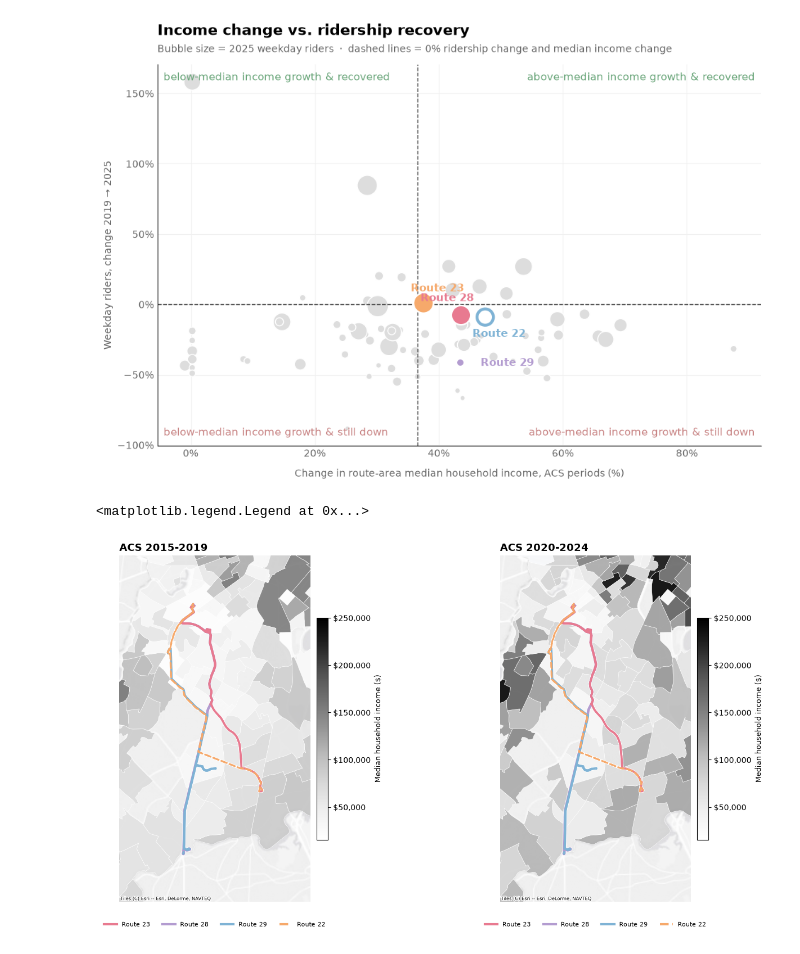
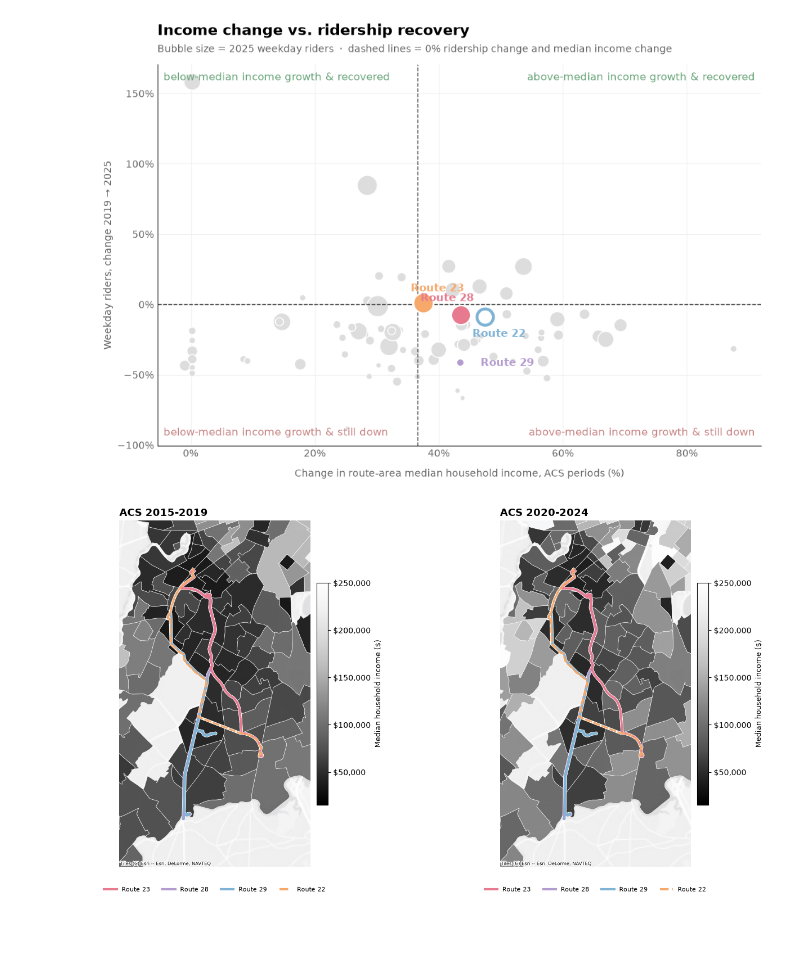
Before and after one commit to sahilmittal-policy/boston-mbta-ridership, a Jupyter notebook: notebooks/exploratory/demographics.ipynb, the cells around one changed output. Cells and saved outputs as stored; diff of their text form; code cells hidden in the pictures.

```diff
--- a/notebooks/exploratory/demographics.ipynb
+++ b/notebooks/exploratory/demographics.ipynb
@@ -31,6 +11,7 @@ import numpy as np
 
 # Loading data
 processed = "/Users/eshagupta/Downloads/CMU/Fall'26/Python/Final Project/boston-mbta-ridership/data/processed"
+figures   = figures = "/Users/eshagupta/Downloads/CMU/Fall'26/Python/Final Project/boston-mbta-ridership/figures"
 
 ridership = pd.read_csv("/Users/eshagupta/Downloads/CMU/Fall'26/Python/Final Project/boston-mbta-ridership/data/processed/ridership_route_year.csv", dtype={'route_id': str})
 demographic = pd.read_csv("/Users/eshagupta/Downloads/CMU/Fall'26/Python/Final Project/boston-mbta-ridership/data/processed/route_area_demographics.csv", dtype={'tract': str})
@@ -323,8 +287,5 @@ plt.show()
 # %%
-
-
-processed = r"/Users/eshagupta/Downloads/CMU/Fall'26/Python/Final Project/boston-mbta-ridership/data/processed/"
-figures   = r"/Users/eshagupta/Downloads/CMU/Fall'26/Python/Final Project/boston-mbta-ridership/figures/"
+# Calculating the change in bus riders from 2019 to 2025
 
 colors = {'23': '#F6A96B', '28': '#E87A90', '29': '#B39CD0', '22': '#7FB3D5'}
 routes = ['23', '28', '29', '22']
@@ -334,10 +295,9 @@ free   = ['23', '28', '29']
 ridership   = pd.read_csv(processed + "ridership_route_year.csv", dtype={'route_id': str})
 demographic = pd.read_csv(processed + "route_area_demographics.csv", dtype={'route_id': str})
 
-# Weekday riders, one column per route (Silver Line excluded, same as ridership_analysis)
+# Weekday riders, one column per route
 weekday = ridership[ridership['day_type'] == 'weekday']
 riders  = weekday.pivot(index='year', columns='route_id', values='avg_daily_boardings')
-# riders  = riders.drop(columns=silver_line, errors='ignore')
 
 # % change in weekday riders, Fall 2019 -> Fall 2025
 # Routes with fewer than 500 riders in 2019 are dropped (tiny routes give extreme % changes)
@@ -629,7 +538,7 @@ plt.show()
 fig, axes = plt.subplots(nrows=1, ncols=2, figsize=(16, 8))
 
 # Shared grayscale income scale for both panels
-income_cmap = "Greys"
+income_cmap = "Greys_r"
 
 vmin = min(
     boston19["median_hh_income"].min(),
@@ -781,32 +690,32 @@ axes[1].set_ylim(miny - pad, maxy + pad)
 axes[1].set_title("ACS 2020-2024", fontsize=13, fontweight="bold", loc="left")
 axes[1].set_axis_off()
 
 income_scale_24 = plt.cm.ScalarMappable(
     norm=plt.Normalize(vmin=vmin, vmax=vmax),
     cmap=income_cmap
 )
 
 cbar_24 = fig.colorbar(
     income_scale_24,
     ax=axes[1],
     orientation="vertical",
     fraction=0.035,
     pad=0.02
 )
 
 cbar_24.set_label("Median household income ($)", fontsize=9)
 cbar_24.ax.yaxis.set_major_formatter(
     mticker.StrMethodFormatter("${x:,.0f}")
 )
 
 axes[1].legend(
     handles=route_legend,
     loc="upper center",
     bbox_to_anchor=(0.5, -0.04),
     ncol=4,
     frameon=False,
     fontsize=8
 )
+plt.savefig(figures + "/IncomeMap.png", dpi=300, bbox_inches="tight")
 # %% [output]
-<matplotlib.legend.Legend at 0x...>
-[figure, old version]
+[figure, new version]
```
Also changed, not shown: parts of 14 cells of this notebook, 7 other files.
